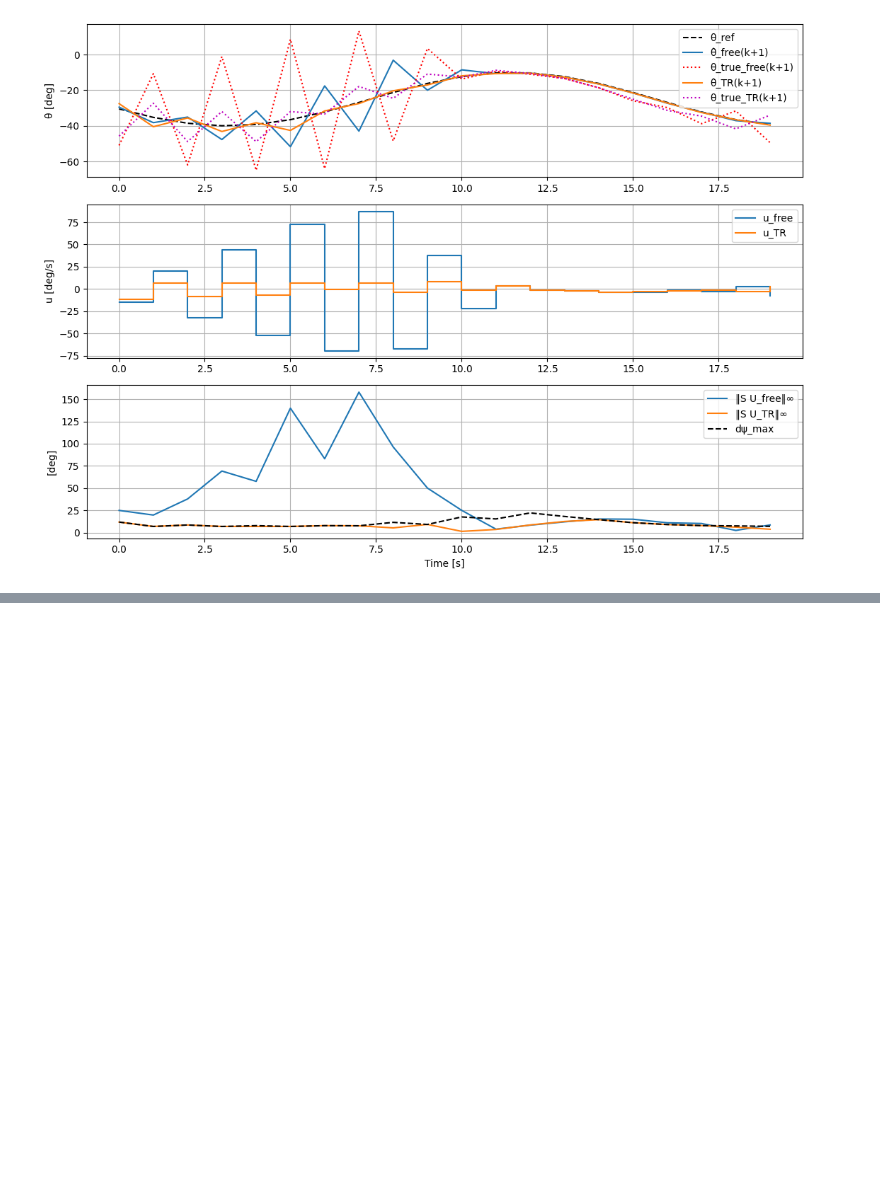
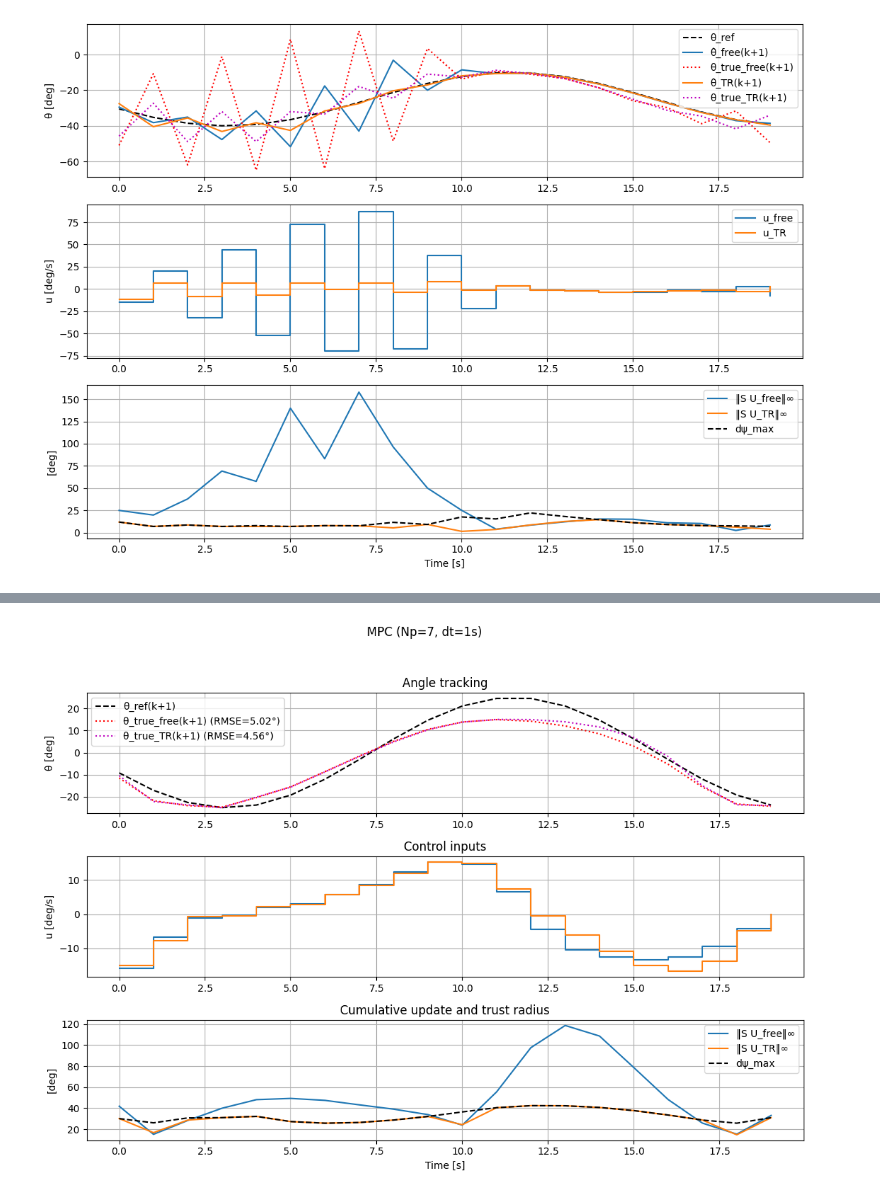
Before and after one commit to jhiltonjones/road_to_paper, a Jupyter notebook: mpc_controller.ipynb, the cells around one changed output, grey strips where cells are left out. Saved outputs shown, nothing was run; the diff lists cells and outputs as text; code cells hidden in the pictures; blank space fills up the shorter version.

```diff
--- a/mpc_controller.ipynb
+++ b/mpc_controller.ipynb
@@ -812,3 +950,12 @@ def trust_radius(jac_fn, psi_rad, h_rad=np.deg2rad(0.5), eps_theta_rad=np.deg2ra
     Jprime = (Jp - Jm) / (2*h_rad)
     L = max(abs(Jprime), 1e-6)
     return np.sqrt(2.0*eps_theta_rad / L)
+# %%
+p_vec = np.array([0,0.18,0])
+_, J0_tr_test, _ = jacobian_tip_from_sim2(
+    p_vec, np.pi/3, L=LENGTH, A_val=A_val, E_val=E_val, I_val=I_val,
+    MU0=MU0, MAGNET_M=MAGNET_M, m_line_of_s=m_line_of_s,
+    GRAD_SCALE=1.0, s_steps=10, sim=None
+)
+J0_tr_test2 = J_fn(np.pi/3)
+print(J0_tr_test, J0_tr_test2)
@@ -874,13 +1023,10 @@ def mpc_compare_logged(ref, T, dt, p_vec, *,
 
         U_free, X_free, _ = mpc_step_unconstrained(A_th, B_th_free, Q_th, R_u, Qf_th, Np, xk_free, xref)
         u0_free = float(U_free[0])
-        # ANGLE_LIM_RAD = np.deg2rad(90.0)
-
-        # u0_free = float(U_free[0])
-        # u_min = (-ANGLE_LIM_RAD - psi_free) / dt
-        # u_max = ( +ANGLE_LIM_RAD - psi_free) / dt
-        # u0_free = float(np.clip(u0_free, u_min, u_max))
-        # psi_free_next = psi_free + u0_free * dt
+        ANGLE_LIM = 0.5*np.pi  # = pi/2
+        u_min = (-ANGLE_LIM - psi_free) / dt
+        u_max = ( +ANGLE_LIM - psi_free) / dt
+        u0_free = np.clip(u0_free, u_min, u_max)
         psi_free_next = psi_free + u0_free*dt
 
 
@@ -1488,0 +1789,33 @@ plt.tight_layout(); plt.show()
+# %%
+log = mpc_compare_logged2(ref, T=time, dt=dt, p_vec=p_vec,
+                         Np=7, w_th=10.0, w_u=3.0,
+                         psi0_rad=np.deg2rad(0), J_min=1e-5,
+                         s_steps=10, eps_theta_deg=5.5,sigma_theta_meas_deg=0.0)
+t = log["t"]
+plt.figure(figsize=(11,8))
+plt.suptitle(f"MPC (Np={int(log['Np'])}, dt={log['dt']:.3g}s)")
+ax1 = plt.subplot(3,1,1)
+ax1.plot(t, log["theta_ref_deg"], "k--", label="θ_ref(k+1)")
+# ax1.plot(t, log["theta_pred_free_k1_deg"],       label="θ̂_free(k+1)")
+ax1.plot(t, log["theta_true_next_free_deg"], "r:", label=f"θ_true_free(k+1) (RMSE={log['rmse_traj_free_deg']:.2f}°)")
+# ax1.plot(t, log["theta_pred_tr_k1_deg"],         label="θ̂_TR(k+1)")
+ax1.plot(t, log["theta_true_next_tr_deg"],  "m:", label=f"θ_true_TR(k+1) (RMSE={log['rmse_traj_tr_deg']:.2f}°)")
+ax1.set_title("Angle tracking"); ax1.set_ylabel("θ [deg]")
+ax1.legend()
+ax1.grid(True)
+ax2 = plt.subplot(3,1,2, sharex=ax1)
+ax2.step(t, log["u_free_deg_s"], where="post", label="u_free")
+ax2.step(t, log["u_tr_deg_s"],   where="post", label="u_TR")
+ax2.set_title("Control inputs"); ax2.set_ylabel("u [deg/s]")
+ax2.grid(True)
+ax3 = plt.subplot(3,1,3, sharex=ax1)
+ax3.plot(t, log["viol_free_deg"], label="‖S U_free‖∞")
+ax3.plot(t, log["viol_tr_deg"],   label="‖S U_TR‖∞")
+ax3.plot(t, log["dpsi_max_deg"],  "k--", label="dψ_max")
+ax3.set_title("Cumulative update and trust radius")
+ax3.set_xlabel("Time [s]"); ax3.set_ylabel("[deg]")
+ax3.legend(); ax3.grid(True)
+plt.tight_layout(rect=[0,0,1,0.95])
+plt.show()
+# %% [output]
+[figure, added]
```
Also changed, not shown: parts of 13 cells of this notebook.
